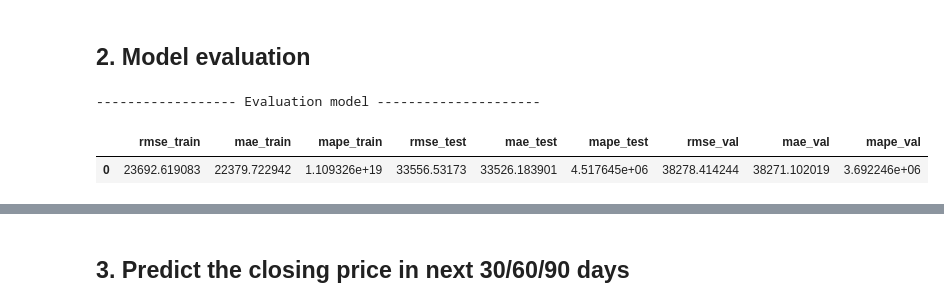
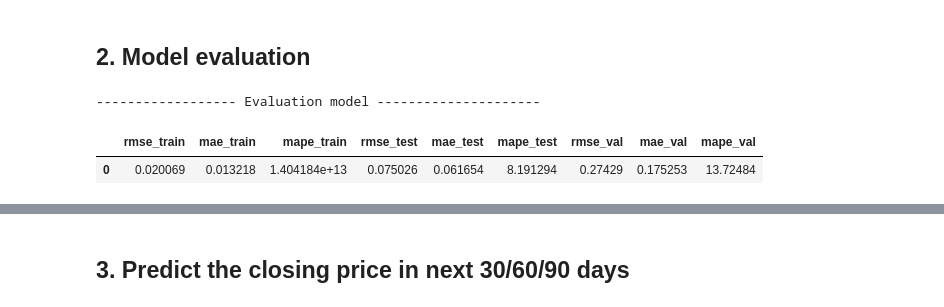
Before and after one commit to cawfee4/IS403_O22_HTCL_8, a Jupyter notebook: Model/ARIMA/ARIMA_CMG_721.ipynb, the cells around one changed output, grey strips where cells are left out. Saved outputs shown, nothing was run; the diff lists cells and outputs as text; code cells hidden in the pictures.

Commit message:
fix evaluate metrics

```diff
--- a/Model/ARIMA/ARIMA_CMG_721.ipynb
+++ b/Model/ARIMA/ARIMA_CMG_721.ipynb
@@ -259,37 +259,37 @@ y_pred_train = model.predict_in_sample()
 pred_train = scaler.inverse_transform(np.array(y_pred_train).reshape(1, -1))
 y_actual_train = scaler.inverse_transform(df_train)
 
 # Dự đoán trên tập kiểm thử
 y_pred_test = model.predict(n_periods=len(df_test))
 # inverse transform TEST (tra ve kieu truoc khi scale)
 pred_test = scaler.inverse_transform(np.array(y_pred_test).reshape(1, -1))
 y_actual_test = scaler.inverse_transform(df_test)
 
 # cap nhat model voi tap test
 model.update(df_test)
 
 # Du doan tren tap validation
 y_pred_val = model.predict(n_periods=len(df_val))
 # inverse transform VAL
 pred_val = scaler.inverse_transform(np.array(y_pred_val).reshape(1, -1))
 y_actual_val = scaler.inverse_transform(df_val)
 
 
-metrics_df = evaluate(metrics_df, "train", df_train.close.values, pred_train.squeeze())
-metrics_df = evaluate(metrics_df, "test", df_test.close.values, pred_test.squeeze())
-metrics_df = evaluate(metrics_df, "val", df_val.close.values, pred_val.squeeze())
+metrics_df = evaluate(metrics_df, "train", df_train.close.values, y_pred_train.squeeze())
+metrics_df = evaluate(metrics_df, "test", df_test.close.values, y_pred_test.squeeze())
+metrics_df = evaluate(metrics_df, "val", df_val.close.values, y_pred_val.squeeze())
 
 metrics_df = pd.DataFrame(metrics_df)
 metrics_folder = f"metrics\{stocks[stock_id]}"
 os.makedirs(metrics_folder, exist_ok=True)
 metrics_df.to_excel(f"{metrics_folder}\ARIMA_{train_test_split[n_split]}.xlsx")
 
 print("------------------ Evaluation model ---------------------")
 metrics_df
 # %% [output]
 ------------------ Evaluation model ---------------------
 |  | rmse_train | mae_train | mape_train | rmse_test | mae_test | mape_test | rmse_val | mae_val | mape_val |
-| 0 | 23692.619083 | 22379.722942 | 1.109326e+19 | 33556.53173 | 33526.183901 | 4.517645e+06 | 38278.414244 | 38271.102019 | 3.692246e+06 |
+| 0 | 0.020069 | 0.013218 | 1.404184e+13 | 0.075026 | 0.061654 | 8.191294 | 0.27429 | 0.175253 | 13.72484 |
 # %%
 y_actual_train
 # %% [output]
```
Also changed, not shown: parts of 1 cell of this notebook, 9 other files.
